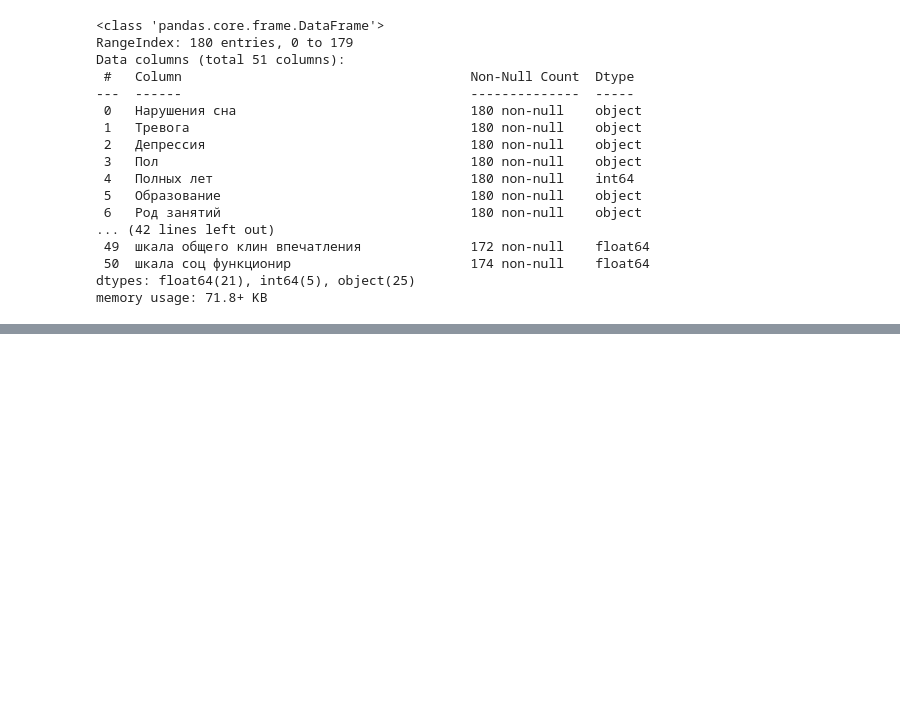
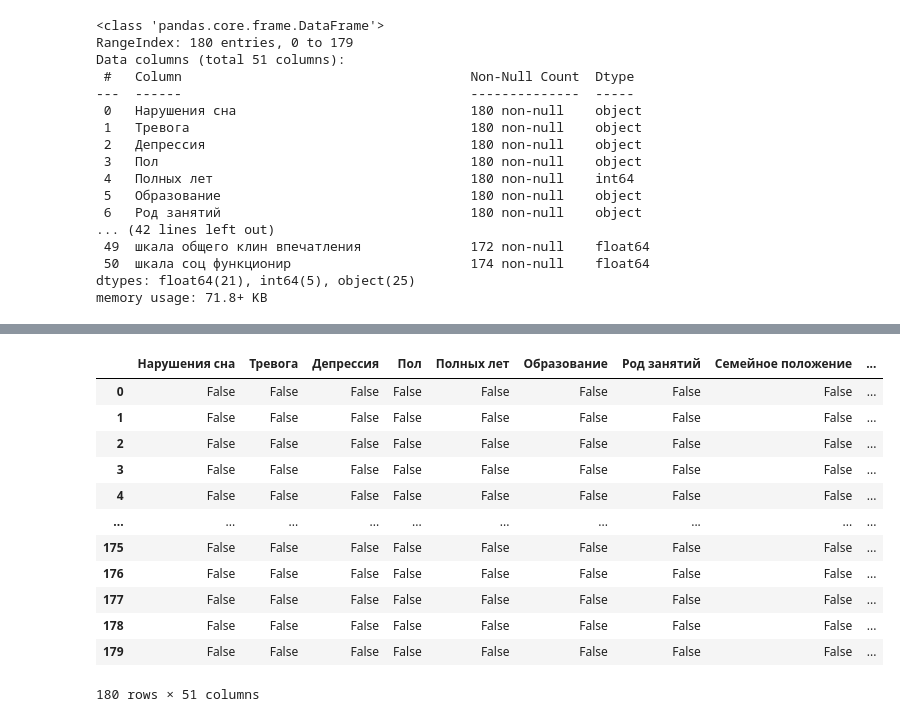
Before and after one commit to Nikitaion/mental_disorders, a Jupyter notebook: mental_disorders.ipynb, the cells around one changed output, grey strips where cells are left out. Saved outputs shown, nothing was run; the diff lists cells and outputs as text; code cells hidden in the pictures; blank space fills up the shorter version.

```diff
--- a/mental_disorders.ipynb
+++ b/mental_disorders.ipynb
@@ -182,0 +183,16 @@ ds
+# %%
+ds.isna()
+# %% [output]
+|  | Нарушения сна | Тревога | Депрессия | Пол | Полных лет | Образование | Род занятий | Семейное положение | ... |
+| 0 | False | False | False | False | False | False | False | False | ... |
+| 1 | False | False | False | False | False | False | False | False | ... |
+| 2 | False | False | False | False | False | False | False | False | ... |
+| 3 | False | False | False | False | False | False | False | False | ... |
+| 4 | False | False | False | False | False | False | False | False | ... |
+| ... | ... | ... | ... | ... | ... | ... | ... | ... | ... |
+| 175 | False | False | False | False | False | False | False | False | ... |
+| 176 | False | False | False | False | False | False | False | False | ... |
+| 177 | False | False | False | False | False | False | False | False | ... |
+| 178 | False | False | False | False | False | False | False | False | ... |
+| 179 | False | False | False | False | False | False | False | False | ... |
+180 rows × 51 columns
```
Also changed, not shown: parts of 9 cells of this notebook.
